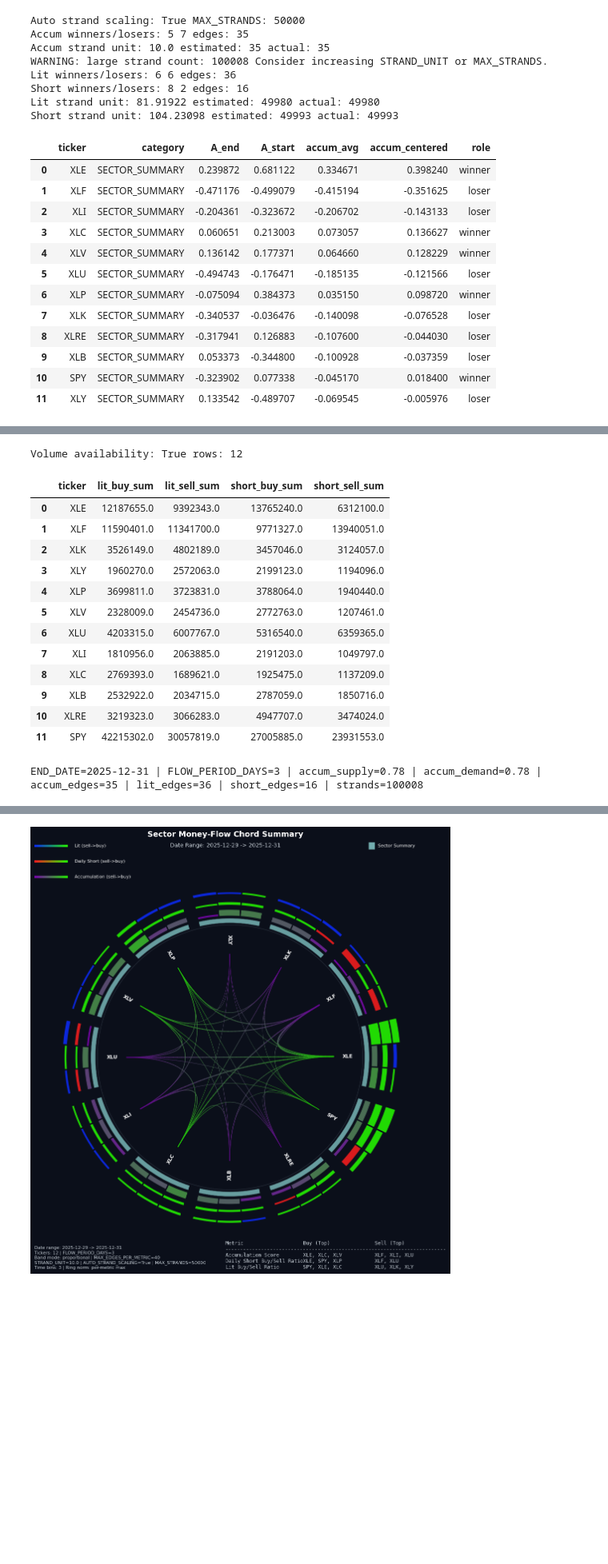
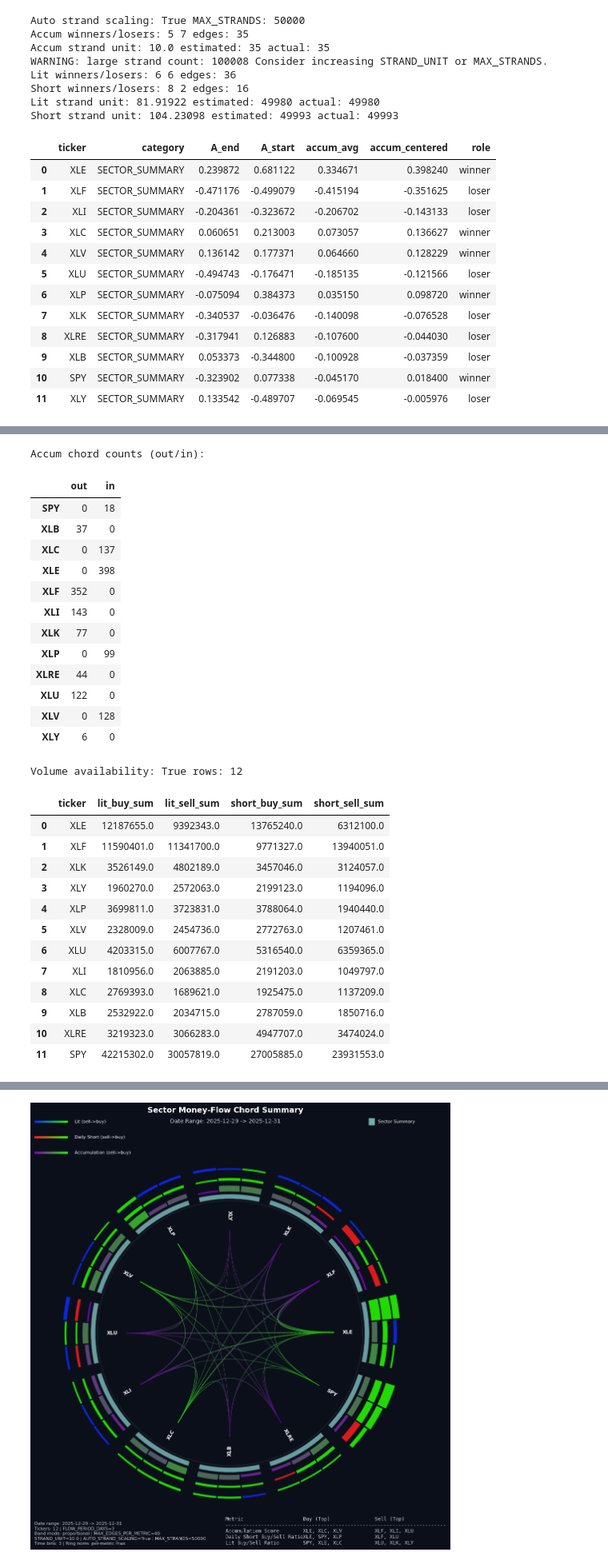
Before and after one commit to MoreCowwbell/darkpool, a Jupyter notebook: circos.ipynb, the cells around one changed output, grey strips where cells are left out. Shown at 80% size. Drawn from its saved outputs; the diff is of its cells as text; code cells hidden in the pictures; blank space fills up the shorter version.

Commit message:
circos plot edge count increase

```diff
--- a/circos.ipynb
+++ b/circos.ipynb
@@ -843,6 +843,7 @@ Short winners/losers: 8 2 edges: 16
 Lit strand unit: 81.91922 estimated: 49980 actual: 49980
 Short strand unit: 104.23098 estimated: 49993 actual: 49993
 # %%
+EDGE_MULTIPLIER = 1000
 # Cell 6
 display(df_scores_sorted[['ticker', 'category', 'A_end', 'A_start', 'accum_avg', 'accum_centered', 'role']])
 
@@ -850,7 +851,26 @@ if SHOW_ACCUM_FLOW:
     if accum_edges_df.empty:
         display(pd.DataFrame(columns=['source', 'dest', 'flow']))
     else:
-        display(accum_edges_df[['source', 'dest', 'flow']])
+        display(accum_edges_df[['source', 'dest', 'flow']].assign(flow=lambda d: d['flow'] * EDGE_MULTIPLIER))
+
+
+def chord_counts(edges_df):
+    if edges_df is None or edges_df.empty:
+        return pd.DataFrame(columns=['out', 'in'])
+    out = edges_df.groupby('source')['flow'].sum().rename('out')
+    inn = edges_df.groupby('dest')['flow'].sum().rename('in')
+    df = out.to_frame().join(inn, how='outer').fillna(0)
+    return (df * EDGE_MULTIPLIER).round(0).astype(int)
+
+if SHOW_ACCUM_FLOW:
+    print('Accum chord counts (out/in):')
+    display(chord_counts(accum_edges_df))
+if SHOW_LIT_FLOW:
+    print('Lit chord counts (out/in):')
+    display(chord_counts(lit_edges_df))
+if SHOW_SHORT_FLOW:
+    print('Short chord counts (out/in):')
+    display(chord_counts(short_edges_df))
 
 print('Volume availability:', VOLUME_DATA_AVAILABLE, 'rows:', len(df_volume))
 if VOLUME_DATA_AVAILABLE and not df_volume.empty:
@@ -915,15 +935,28 @@ print(' | '.join(summary_parts))
-Volume availability: True rows: 12
+Accum chord counts (out/in):
-|  | ticker | lit_buy_sum | lit_sell_sum | short_buy_sum | short_sell_sum |
-| 0 | XLE | 12187655.0 | 9392343.0 | 13765240.0 | 6312100.0 |
-| 1 | XLF | 11590401.0 | 11341700.0 | 9771327.0 | 13940051.0 |
-| 2 | XLK | 3526149.0 | 4802189.0 | 3457046.0 | 3124057.0 |
-| 3 | XLY | 1960270.0 | 2572063.0 | 2199123.0 | 1194096.0 |
-| 4 | XLP | 3699811.0 | 3723831.0 | 3788064.0 | 1940440.0 |
-| 5 | XLV | 2328009.0 | 2454736.0 | 2772763.0 | 1207461.0 |
-| 6 | XLU | 4203315.0 | 6007767.0 | 5316540.0 | 6359365.0 |
-| 7 | XLI | 1810956.0 | 2063885.0 | 2191203.0 | 1049797.0 |
-| 8 | XLC | 2769393.0 | 1689621.0 | 1925475.0 | 1137209.0 |
-| 9 | XLB | 2532922.0 | 2034715.0 | 2787059.0 | 1850716.0 |
-| 10 | XLRE | 3219323.0 | 3066283.0 | 4947707.0 | 3474024.0 |
-| 11 | SPY | 42215302.0 | 30057819.0 | 27005885.0 | 23931553.0 |
+|  | out | in |
+| SPY | 0 | 18 |
+| XLB | 37 | 0 |
+| XLC | 0 | 137 |
+| XLE | 0 | 398 |
+| XLF | 352 | 0 |
+| XLI | 143 | 0 |
+| XLK | 77 | 0 |
+| XLP | 0 | 99 |
+| XLRE | 44 | 0 |
+| XLU | 122 | 0 |
+| XLV | 0 | 128 |
+| XLY | 6 | 0 |
-END_DATE=2025-12-31 | FLOW_PERIOD_DAYS=3 | accum_supply=0.78 | accum_demand=0.78 | accum_edges=35 | lit_edges=36 | short_edges=16 | strands=100008
+Volume availability: True rows: 12
+|  | ticker | lit_buy_sum | lit_sell_sum | short_buy_sum | short_sell_sum |
+| 0 | XLE | 12187655.0 | 9392343.0 | 13765240.0 | 6312100.0 |
+| 1 | XLF | 11590401.0 | 11341700.0 | 9771327.0 | 13940051.0 |
+| 2 | XLK | 3526149.0 | 4802189.0 | 3457046.0 | 3124057.0 |
+| 3 | XLY | 1960270.0 | 2572063.0 | 2199123.0 | 1194096.0 |
+| 4 | XLP | 3699811.0 | 3723831.0 | 3788064.0 | 1940440.0 |
+| 5 | XLV | 2328009.0 | 2454736.0 | 2772763.0 | 1207461.0 |
+| 6 | XLU | 4203315.0 | 6007767.0 | 5316540.0 | 6359365.0 |
+| 7 | XLI | 1810956.0 | 2063885.0 | 2191203.0 | 1049797.0 |
+| 8 | XLC | 2769393.0 | 1689621.0 | 1925475.0 | 1137209.0 |
+| 9 | XLB | 2532922.0 | 2034715.0 | 2787059.0 | 1850716.0 |
+| 10 | XLRE | 3219323.0 | 3066283.0 | 4947707.0 | 3474024.0 |
+| 11 | SPY | 42215302.0 | 30057819.0 | 27005885.0 | 23931553.0 |
```
Also changed, not shown: parts of 1 cell of this notebook.
